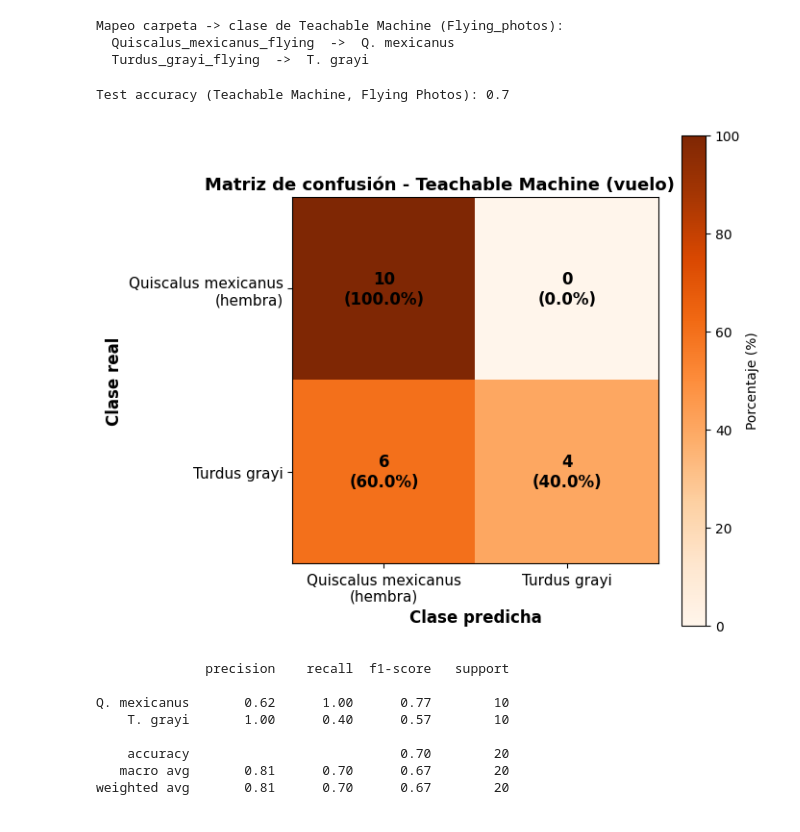
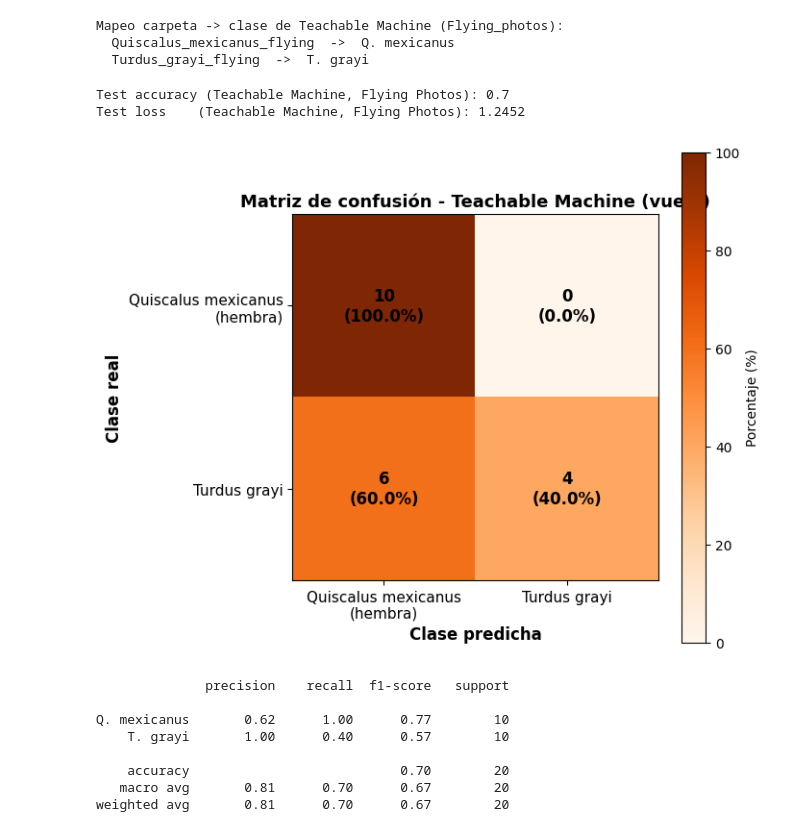
Before and after one commit to MarioRojasV/CNN_Models_Comparison_Bird_Classification, a Jupyter notebook: src/teachable_machine_model/Teachable_Machine_Birds_COMPDES_2026_Testing.ipynb, the cells around one changed output. Cells and saved outputs as stored; diff of their text form; code cells hidden in the pictures.

```diff
--- a/src/teachable_machine_model/Teachable_Machine_Birds_COMPDES_2026_Testing.ipynb
+++ b/src/teachable_machine_model/Teachable_Machine_Birds_COMPDES_2026_Testing.ipynb
@@ -189,28 +229,37 @@ verificar_mapeo(mapeo_flying, tm_labels, "Flying_photos")
 Mapeo carpeta -> clase de Teachable Machine (Flying_photos):
   Quiscalus_mexicanus_flying  ->  Q. mexicanus
   Turdus_grayi_flying  ->  T. grayi
+# %%
+y_true_flying, y_pred_flying, y_probs_flying = evaluar_modelo_tm(
+    TEST_FLYING_PATH, mapeo_flying, model
+)
+
+flying_accuracy = np.mean(y_true_flying == y_pred_flying)
+flying_loss     = -np.mean(np.log(np.clip(
+    y_probs_flying[np.arange(len(y_true_flying)), y_true_flying], 1e-7, 1.0
+)))
+
+print("Test accuracy (Teachable Machine, Flying Photos):", round(float(flying_accuracy), 4))
+print("Test loss    (Teachable Machine, Flying Photos):", round(float(flying_loss), 4))
+# %% [output]
+Test accuracy (Teachable Machine, Flying Photos): 0.7
+Test loss    (Teachable Machine, Flying Photos): 1.2452
 # %%
-y_true_flying, y_pred_flying = evaluar_modelo_tm(TEST_FLYING_PATH, mapeo_flying, model)
-
-accuracy_flying = np.mean(y_true_flying == y_pred_flying)
-print("Test accuracy (Teachable Machine, Flying Photos):", accuracy_flying)
-
 cm_flying = graficar_matriz_confusion(
     y_true_flying, y_pred_flying, DISPLAY_LABELS,
-    "Matriz de confusión - Teachable Machine (vuelo)            ",
+    "Matriz de confusión - Teachable Machine (vuelo)",
     RESULTS_PATH + "/Matriz_Confusion_TM_Flying.png",
     en_porcentaje=True
 )
 
 print(classification_report(y_true_flying, y_pred_flying, target_names=tm_labels))
 # %% [output]
+[figure, new version]
-Test accuracy (Teachable Machine, Flying Photos): 0.7
+              precision    recall  f1-score   support
+
+Q. mexicanus       0.62      1.00      0.77        10
+    T. grayi       1.00      0.40      0.57        10
+
+    accuracy                           0.70        20
+   macro avg       0.81      0.70      0.67        20
+weighted avg       0.81      0.70      0.67        20
-[figure, old version]
-              precision    recall  f1-score   support
-
-Q. mexicanus       0.62      1.00      0.77        10
-    T. grayi       1.00      0.40      0.57        10
-
-    accuracy                           0.70        20
-   macro avg       0.81      0.70      0.67        20
-weighted avg       0.81      0.70      0.67        20
```
Also changed, not shown: parts of 11 cells of this notebook.
